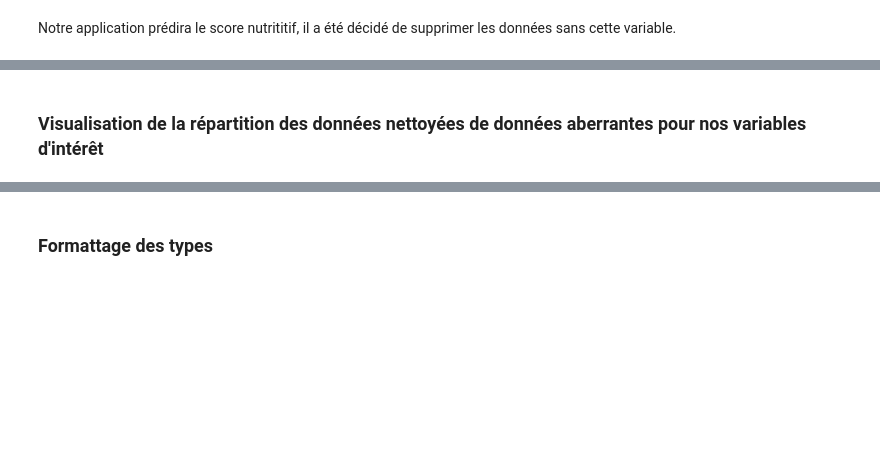
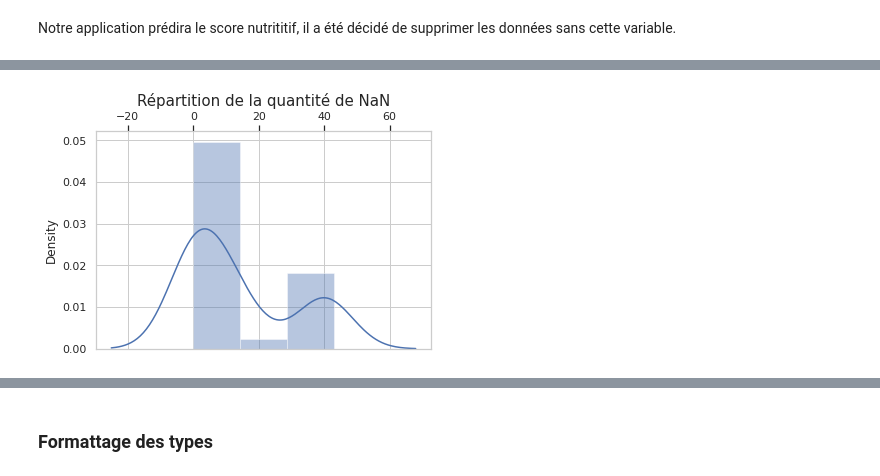
Before and after one commit to Melissa-k/oc_projet03, a Jupyter notebook: DataAnalysis.ipynb, the cells around one changed output, grey strips where cells are left out. Drawn from its saved outputs; the diff is of its cells as text; code cells hidden in the pictures; blank space fills up the shorter version.

```diff
--- a/DataAnalysis.ipynb
+++ b/DataAnalysis.ipynb
@@ -202,2 +200,8 @@ Notre application prédira le score nutrititif, il a été décidé de supprimer
-# %% [markdown]
-### Visualisation de la répartition des données nettoyées de données  aberrantes pour nos variables d'intérêt
+# %%
+sns.set(style="whitegrid")
+ax = sns.distplot(proportion_nan_clean02.values)
+ax.xaxis.set_ticks_position('top')
+plt.title('Répartition de la quantité de NaN', size=15)
+plt.show()
+# %% [output]
+[figure, added]
```
Also changed, not shown: parts of 19 cells of this notebook.
